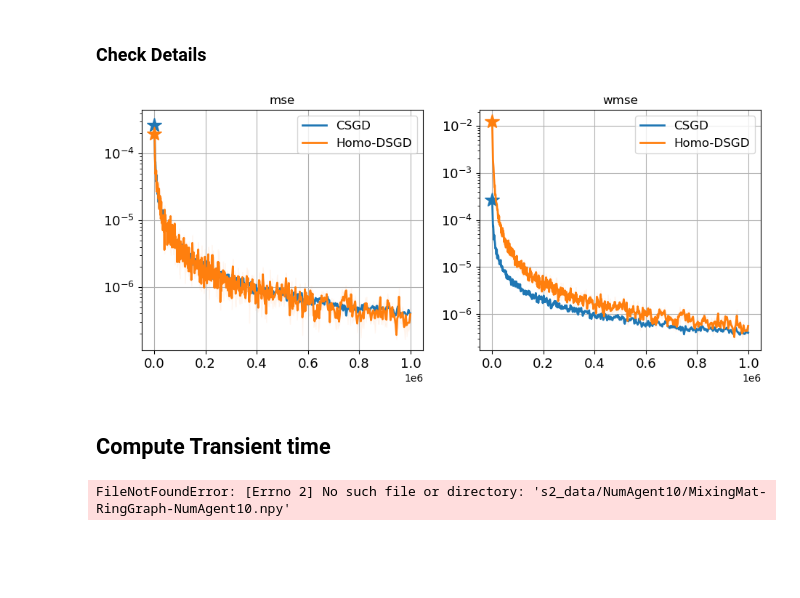
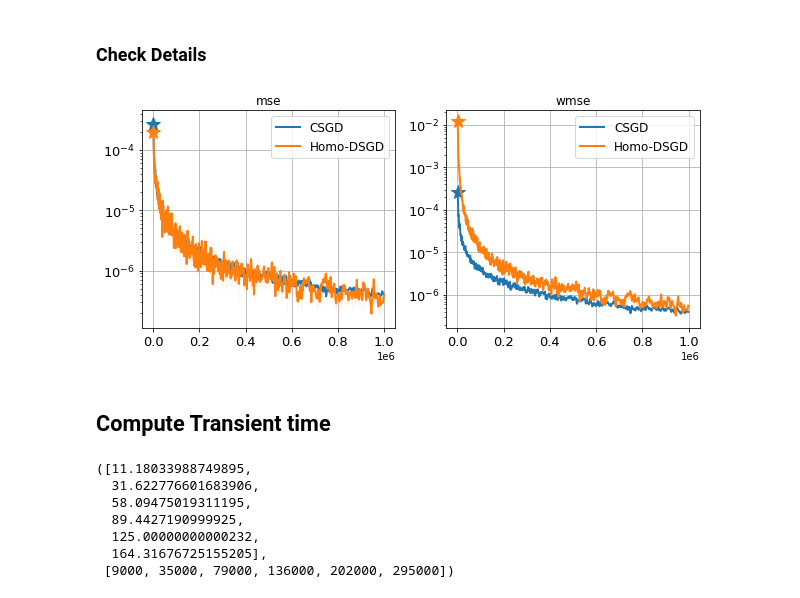
Before and after one commit to Qiang-CU/IEEE-TAC, a Jupyter notebook: quadratic/plot_s2.ipynb, the cells around one changed output. Cells and saved outputs as stored; diff of their text form; code cells hidden in the pictures; blank space fills up the shorter version.

```diff
--- a/quadratic/plot_s2.ipynb
+++ b/quadratic/plot_s2.ipynb
@@ -14,28 +15,28 @@ from util import compute_spectral_gap
 # %%
 num_agent = 30
 # 20, 30, 40, 50
-fig, ax = plt.subplots(1, 2, figsize=(5.5*2, 4.3))
+fig, ax = plt.subplots(1, 2, figsize=(5*2, 4))
 
 def subplot(me, ax, fig_idx ):
 
     plot_csgd = plot_figure(algo_name=f'csgd', sub_sample=1, dir=f'./s2_res/NumAgent{num_agent}/', log_flag=False, metric='mse')
     plot_csgd.plot_lines(ax[fig_idx], color_list[0], label='CSGD', legend=True, plot_star=True)
 
     plot_dsgd_homo = plot_figure(algo_name=f'dsgd-homo', sub_sample=1, dir=f'./s2_res/NumAgent{num_agent}/', log_flag=False, metric=me)
     plot_dsgd_homo.plot_lines(ax[fig_idx], color_list[1], label='Homo-DSGD', legend=True, plot_star=True,)
 
     if num_agent <= 20:
         plot_dsgd_hete = plot_figure(algo_name=f'dsgd-hete', sub_sample=1, dir=f'./s2_res/NumAgent{num_agent}/', log_flag=False, metric=me)
         plot_dsgd_hete.plot_lines(ax[fig_idx], color_list[2], label='Hete-DSGD', legend=True, plot_star=True,)
     ax[fig_idx].grid(True)
     ax[fig_idx].set_title(f'{me}')
 
 subplot('mse',  ax=ax, fig_idx=0)
 subplot('wmse', ax=ax, fig_idx=1)
 
 plt.grid(True)
 # %% [output]
-[figure, old version]
+[figure, new version]
 # %% [markdown]
 ## Compute Transient time
 # %%
@@ -58,34 +59,62 @@ def find_window(data, window_size, threshold):
     return None
 
 
-num_agent_list = [10, 20, 30, 40]
+num_agent_list = [5, 10, 15, 20, 25, 30]
 xvals = []
 tran_time_list = []
-graph = 'RingGraph'
+tran_time_list_hete = []
+graph = 'StarGraph'
 window_size = 10
 
 for num_agent in num_agent_list:
-
     # Get sqrt(n)/rho
-    file_name = f's2_data/NumAgent{num_agent}/' + f'MixingMat-{graph}-NumAgent{num_agent}.npy'
+    file_name = f's2_mixMat/' + f'MixingMat-{graph}-NumAgent{num_agent}.npy'
     W = np.load(file_name)
     spectral_gap = compute_spectral_gap(W)
+    if spectral_gap.imag == 0:
+        spectral_gap = spectral_gap.real
+
     xvals.append(np.sqrt(num_agent)/spectral_gap)
+    # xvals.append(np.sqrt(num_agent))
 
     # Get tran time
     parent_path = f'./s2_res/NumAgent{num_agent}'
     x_csgd, y_csgd = load_data(parent_path, 'csgd')
-    keyword_dsgd = f'dsgd-homo-RingGraph'
+    keyword_dsgd = f'dsgd-homo-{graph}'
     _, y_dsgd = load_data(parent_path, keyword_dsgd)
 
-    ratio = y_csgd / y_dsgd
-    index = find_window(ratio, window_size, 0.5)
+    ratio = y_dsgd / y_csgd
+    index = find_window(ratio, window_size, 2)
     if index is None:
         raise ValueError(f'Num Agent:{num_agent} No transient time found')
     tran_time = x_csgd[index]
     tran_time_list.append(tran_time)
+
+    ## get transient time for hete
+    if num_agent < 25:
+        keyword_dsgd = f'dsgd-hete-{graph}'
+        _, y_dsgd = load_data(parent_path, keyword_dsgd)
+
+        ratio = y_dsgd / y_csgd
+        index = find_window(ratio, window_size, 2)
+        if index is None:
+            # raise ValueError(f'Num Agent:{num_agent} No transient time found')
+            tran_time_list_hete.append(None)
+        else:
+            tran_time = x_csgd[index]
+            tran_time_list_hete.append(tran_time)
+    else:
+        tran_time_list_hete.append(None)
-# %% [output]
-FileNotFoundError: [Errno 2] No such file or directory: 's2_data/NumAgent10/MixingMat-RingGraph-NumAgent10.npy'
+# %%
+xvals, tran_time_list
+# %% [output]
+([11.18033988749895,
+  31.622776601683906,
+  58.09475019311195,
+  89.4427190999925,
+  125.00000000000232,
+  164.31676725155205],
+ [9000, 35000, 79000, 136000, 202000, 295000])
 # %%
 fig, ax = plt.subplots(figsize=(5.5,4.3))  # 设置图片大小为 8x6
 
```
Also changed, not shown: parts of 4 cells of this notebook, 1 other file.
